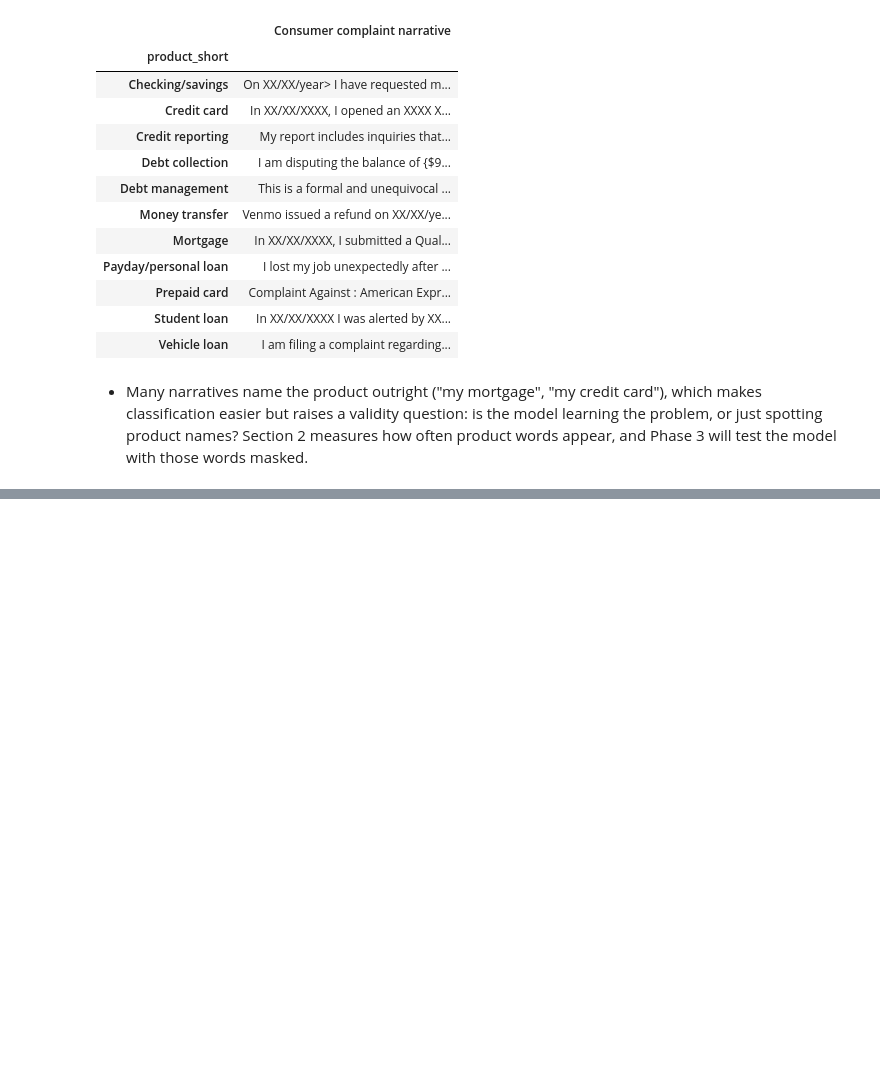
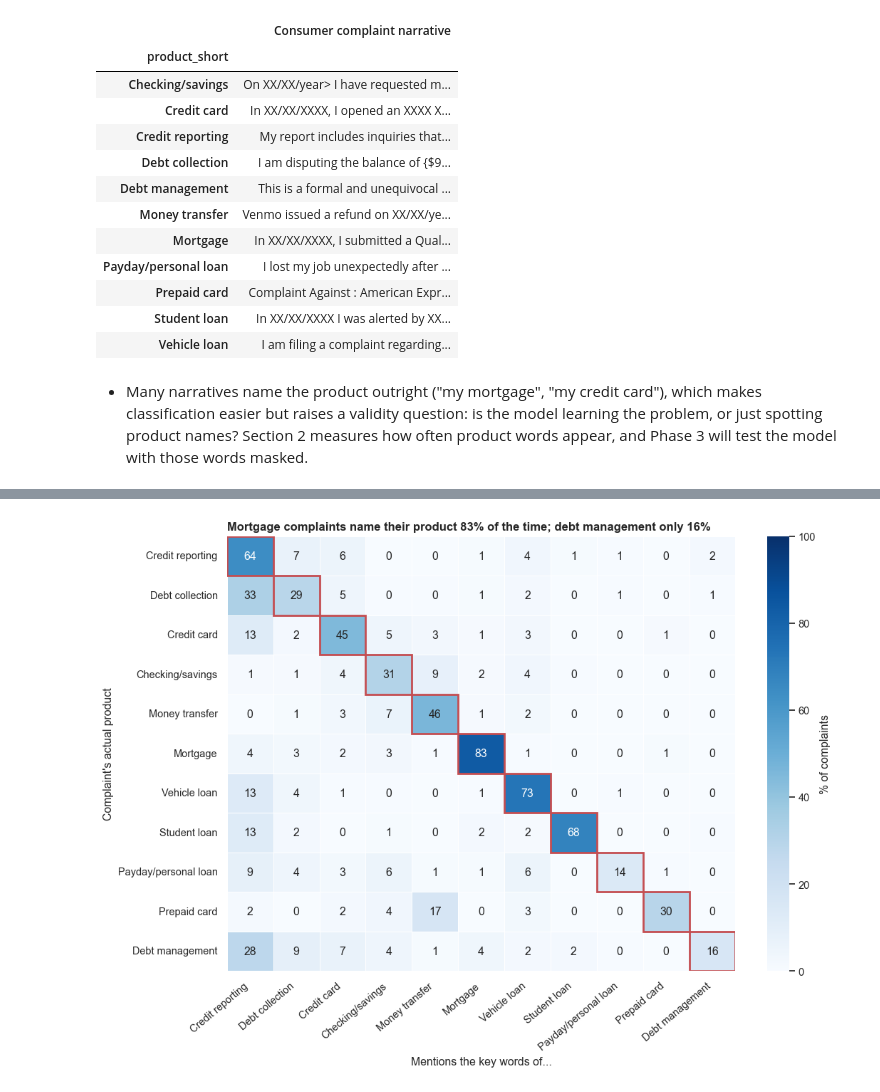
Before and after one commit to rebeccaquaye/consumer-financial-complaints, a Jupyter notebook: Notebook/Ketty.ipynb, the cells around one changed output, grey strips where cells are left out. Cells and saved outputs as stored; diff of their text form; code cells hidden in the pictures; blank space fills up the shorter version.

```diff
--- a/Notebook/Ketty.ipynb
+++ b/Notebook/Ketty.ipynb
@@ -242,0 +356,18 @@ examples
+# %%
+# % of complaints in each product (rows) that mention each product's key words (columns)
+mentions = product_word_matrix(text_df)
+
+fig, ax = plt.subplots(figsize=(11, 8))
+sns.heatmap(mentions, annot=True, fmt=".0f", cmap="Blues", vmin=0, vmax=100,
+            linewidths=0.5, linecolor="white", cbar_kws={"label": "% of complaints"}, ax=ax)
+ax.set(xlabel="Mentions the key words of...", ylabel="Complaint's actual product",
+       title="Mortgage complaints name their product 83% of the time; debt management only 16%")
+
+# Outline the diagonal: complaints mentioning their own product's words
+for i in range(len(mentions)):
+    ax.add_patch(plt.Rectangle((i, i), 1, 1, fill=False, edgecolor=ACCENT, linewidth=2))
+plt.xticks(rotation=40, ha="right")
+plt.tight_layout()
+plt.show()
+# %% [output]
+[figure, added]
```
Also changed, not shown: parts of 14 cells of this notebook, 1 other file.
